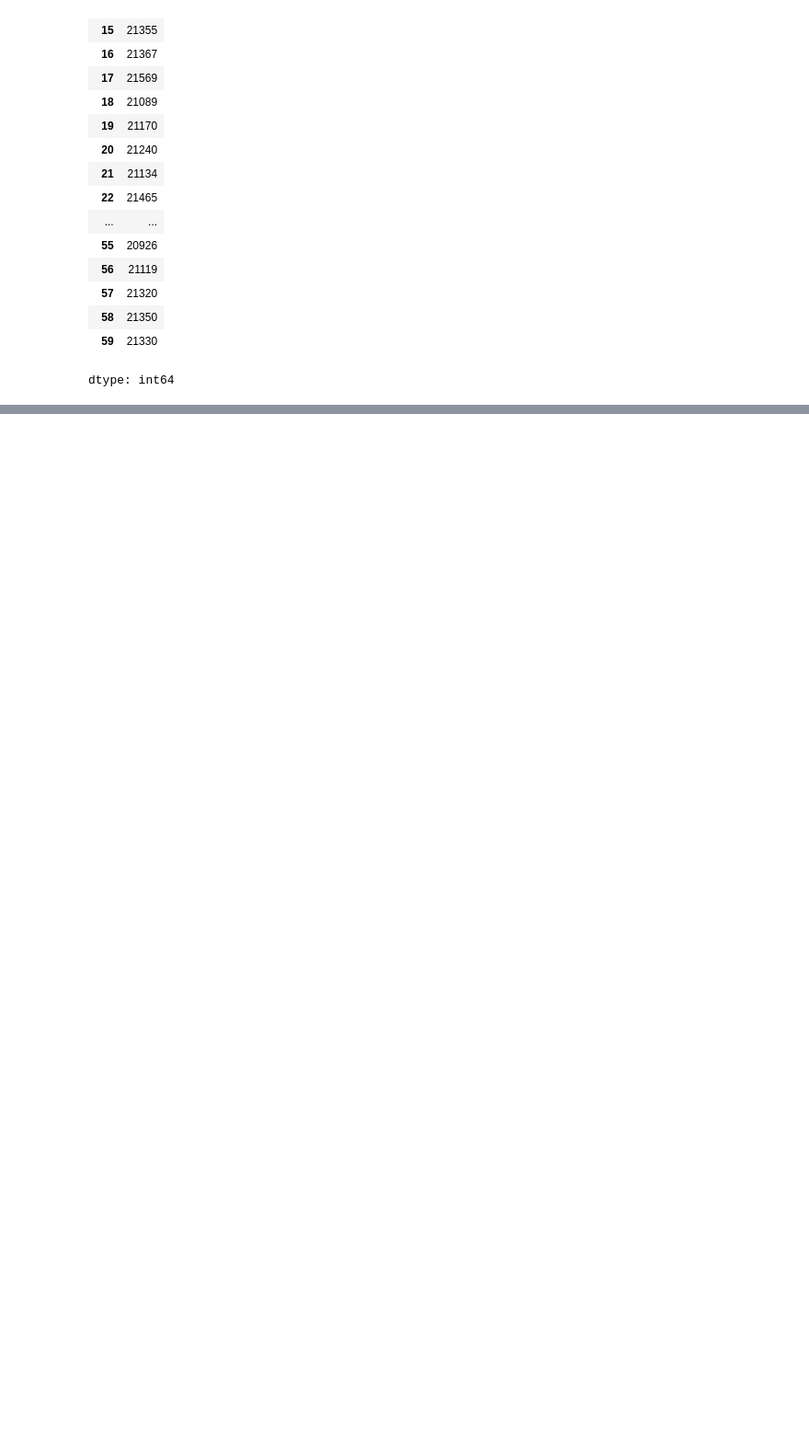
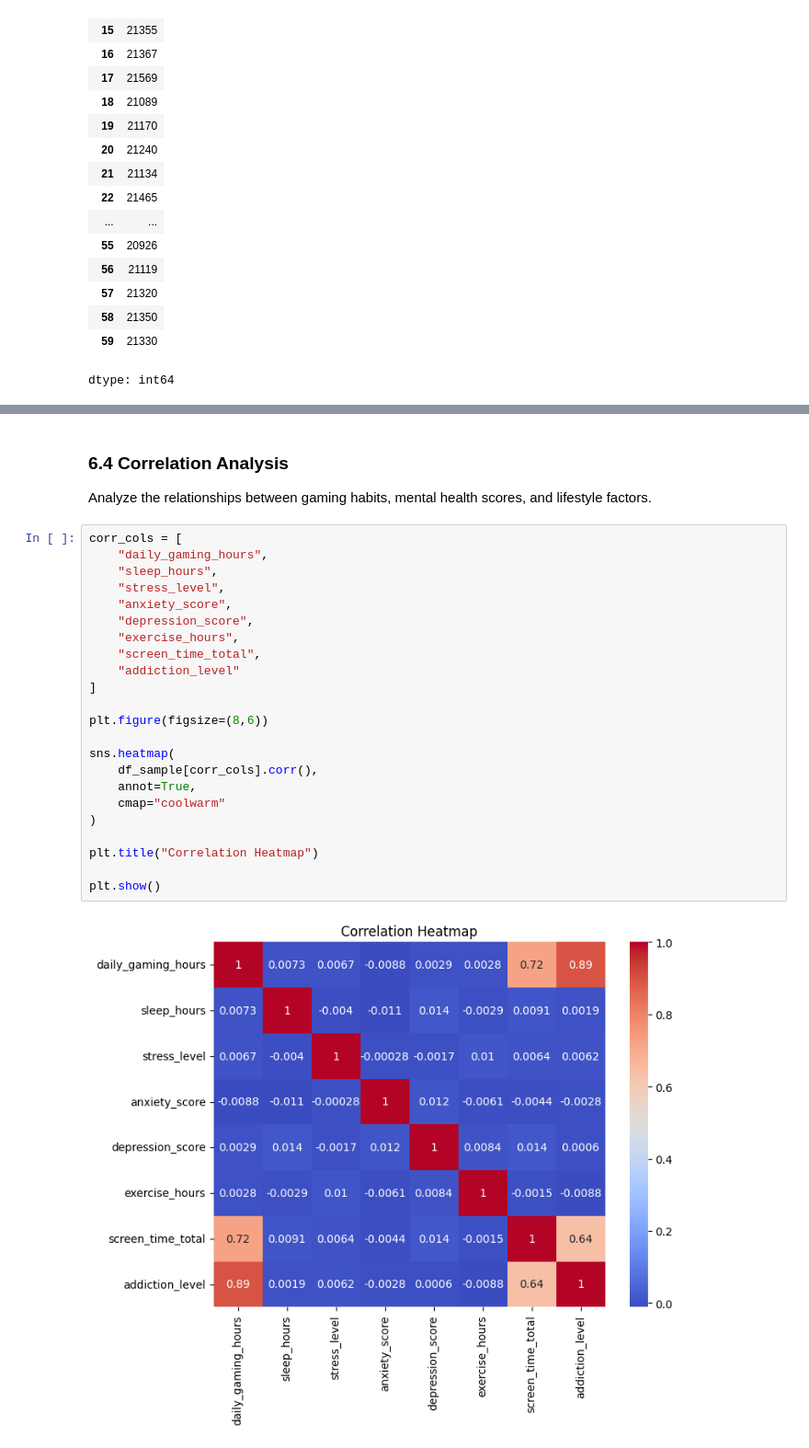
Before and after one commit to RenatoSaldivia/gaming-mental-health-analysis, a Jupyter notebook: notebook/gaming_mental_health_analysis.ipynb, the cells around one changed output, grey strips where cells are left out. Shown at 92% size. Saved outputs shown, nothing was run; the diff lists cells and outputs as text; blank space fills up the shorter version.

```diff
--- a/notebook/gaming_mental_health_analysis.ipynb
+++ b/notebook/gaming_mental_health_analysis.ipynb
@@ -200,0 +259,28 @@ dtype: int64
+# %% [markdown]
+### 6.4 Correlation Analysis
+Analyze the relationships between gaming habits, mental health scores, and lifestyle factors.
+# %%
+corr_cols = [
+    "daily_gaming_hours",
+    "sleep_hours",
+    "stress_level",
+    "anxiety_score",
+    "depression_score",
+    "exercise_hours",
+    "screen_time_total",
+    "addiction_level"
+]
+
+plt.figure(figsize=(8,6))
+
+sns.heatmap(
+    df_sample[corr_cols].corr(),
+    annot=True,
+    cmap="coolwarm"
+)
+
+plt.title("Correlation Heatmap")
+
+plt.show()
+# %% [output]
+[figure, added]
```
Also changed, not shown: parts of 25 cells of this notebook.
